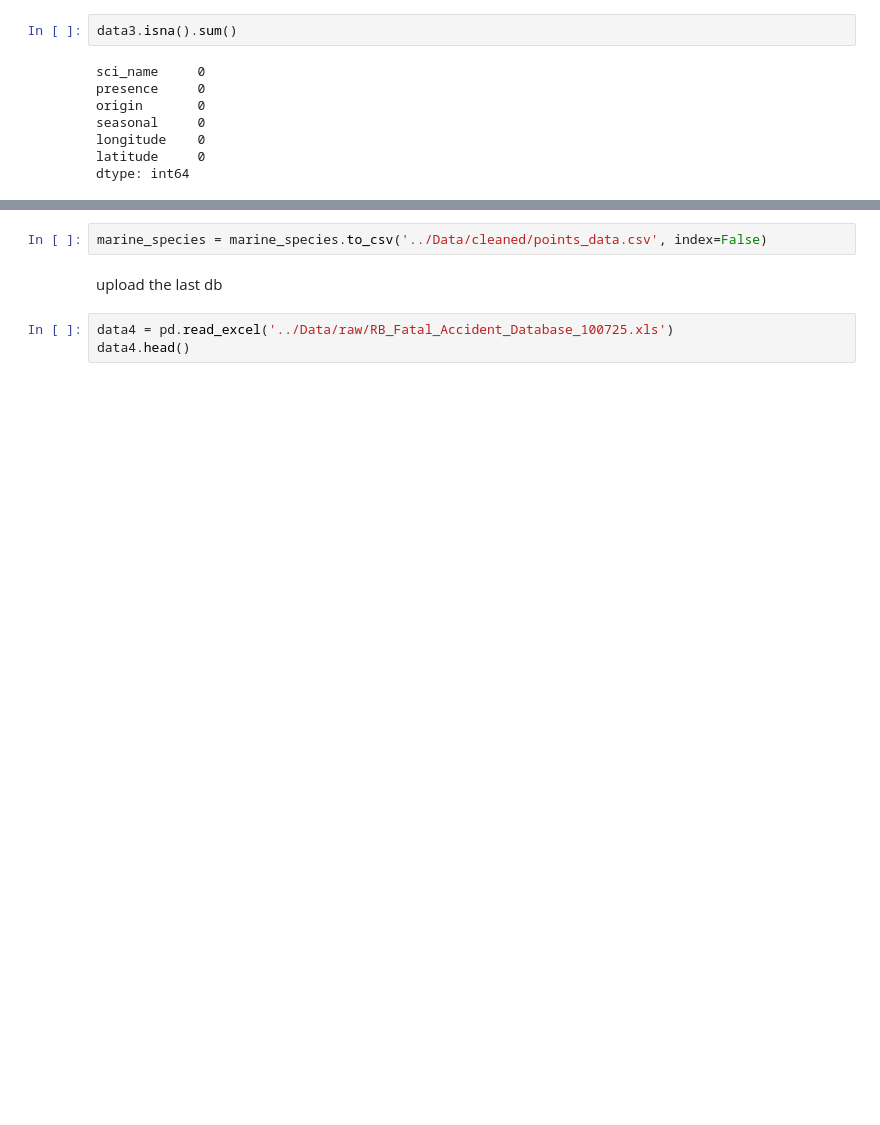
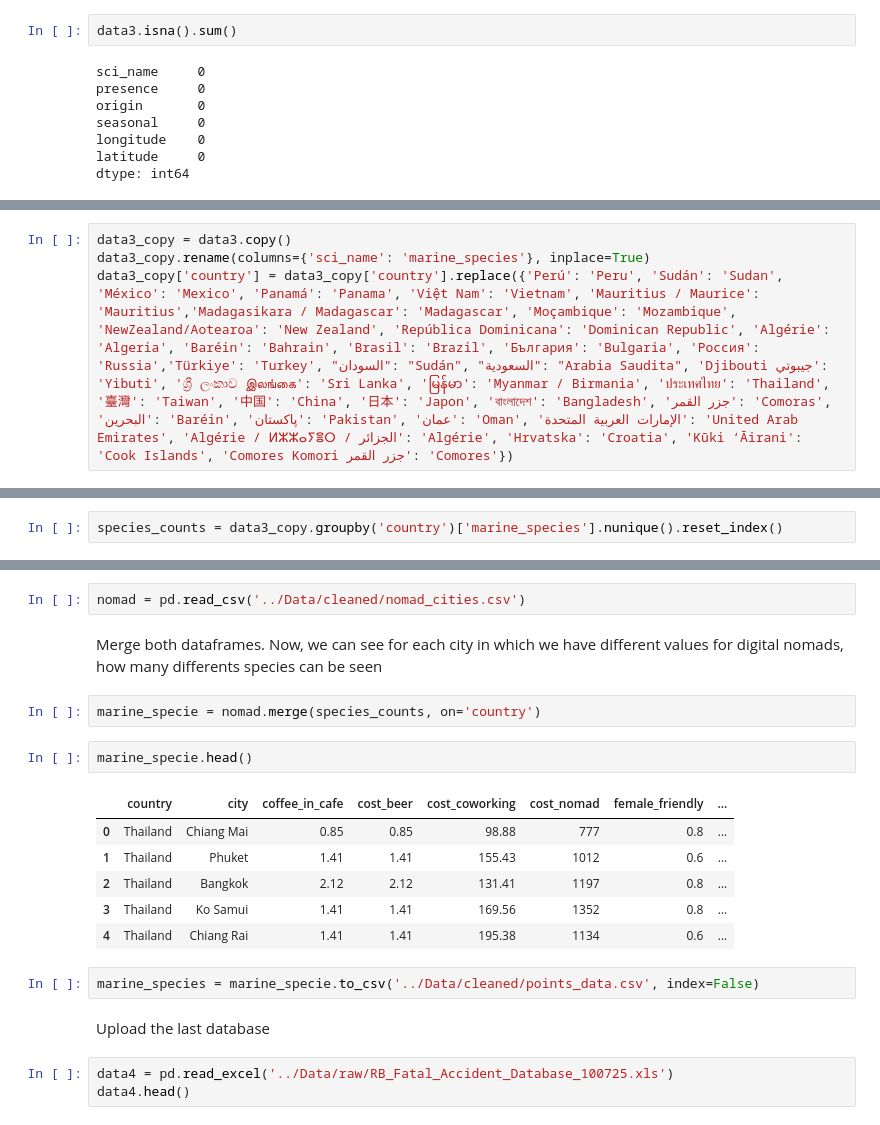
Before and after one commit to Celiiaortega25/mid_project, a Jupyter notebook: Notebooks/Cleaning data.ipynb, the cells around one changed output, grey strips where cells are left out. Cells and saved outputs as stored; diff of their text form; blank space fills up the shorter version.

Commit message:
Added updates in Data and Notebooks, Added Slides and README

```diff
--- a/Notebooks/Cleaning data.ipynb
+++ b/Notebooks/Cleaning data.ipynb
@@ -572,0 +530,4 @@ marine_species
+# %%
+data3_copy = data3.copy()
+data3_copy.rename(columns={'sci_name': 'marine_species'}, inplace=True)
+data3_copy['country'] = data3_copy['country'].replace({'Perú': 'Peru', 'Sudán': 'Sudan', 'México': 'Mexico', 'Panamá': 'Panama', 'Việt Nam': 'Vietnam', 'Mauritius / Maurice': 'Mauritius','Madagasikara / Madagascar': 'Madagascar', 'Moçambique': 'Mozambique', 'NewZealand/Aotearoa': 'New Zealand', 'República Dominicana': 'Dominican Republic', 'Algérie': 'Algeria', 'Baréin': 'Bahrain', 'Brasil': 'Brazil', 'България': 'Bulgaria', 'Россия': 'Russia','Türkiye': 'Turkey', "السودان": "Sudán", "السعودية": "Arabia Saudita", 'Djibouti جيبوتي': 'Yibuti', 'ශ්‍රී ලංකාව இலங்கை': 'Sri Lanka', 'မြန်မာ': 'Myanmar / Birmania', 'ประเทศไทย': 'Thailand', '臺灣': 'Taiwan', '中国': 'China', '日本': 'Japon', 'বাংলাদেশ': 'Bangladesh', 'جزر القمر': 'Comoras', 'البحرين': 'Baréin', 'پاکستان': 'Pakistan', 'عمان': 'Oman', 'الإمارات العربية المتحدة': 'United Arab Emirates', 'Algérie / ⵍⵣⵣⴰⵢⴻⵔ / الجزائر': 'Algérie', 'Hrvatska': 'Croatia', 'Kūki ʻĀirani': 'Cook Islands', 'Comores Komori جزر القمر': 'Comores'})
@@ -572,0 +558,2 @@ marine_species
+# %%
+species_counts = data3_copy.groupby('country')['marine_species'].nunique().reset_index()
@@ -573,7 +576,22 @@ marine_species
+# %%
+nomad = pd.read_csv('../Data/cleaned/nomad_cities.csv')
+# %% [markdown]
+Merge both dataframes. Now, we can see for each city in which we have different values for digital nomads, how many differents species can be seen
+# %%
+marine_specie = nomad.merge(species_counts, on='country')
+# %%
+marine_specie.head()
+# %% [output]
+|  | country | city | coffee_in_cafe | cost_beer | cost_coworking | cost_nomad | female_friendly | ... |
+| 0 | Thailand | Chiang Mai | 0.85 | 0.85 | 98.88 | 777 | 0.8 | ... |
+| 1 | Thailand | Phuket | 1.41 | 1.41 | 155.43 | 1012 | 0.6 | ... |
+| 2 | Thailand | Bangkok | 2.12 | 2.12 | 131.41 | 1197 | 0.8 | ... |
+| 3 | Thailand | Ko Samui | 1.41 | 1.41 | 169.56 | 1352 | 0.8 | ... |
+| 4 | Thailand | Chiang Rai | 1.41 | 1.41 | 195.38 | 1134 | 0.6 | ... |
 # %%
-marine_species = marine_species.to_csv('../Data/cleaned/points_data.csv', index=False)
+marine_species = marine_specie.to_csv('../Data/cleaned/points_data.csv', index=False)
 # %% [markdown]
-upload the last db
+Upload the last database
 # %%
 data4 = pd.read_excel('../Data/raw/RB_Fatal_Accident_Database_100725.xls')
 data4.head()
```
Also changed, not shown: parts of 123 cells of this notebook, 8 other files.
